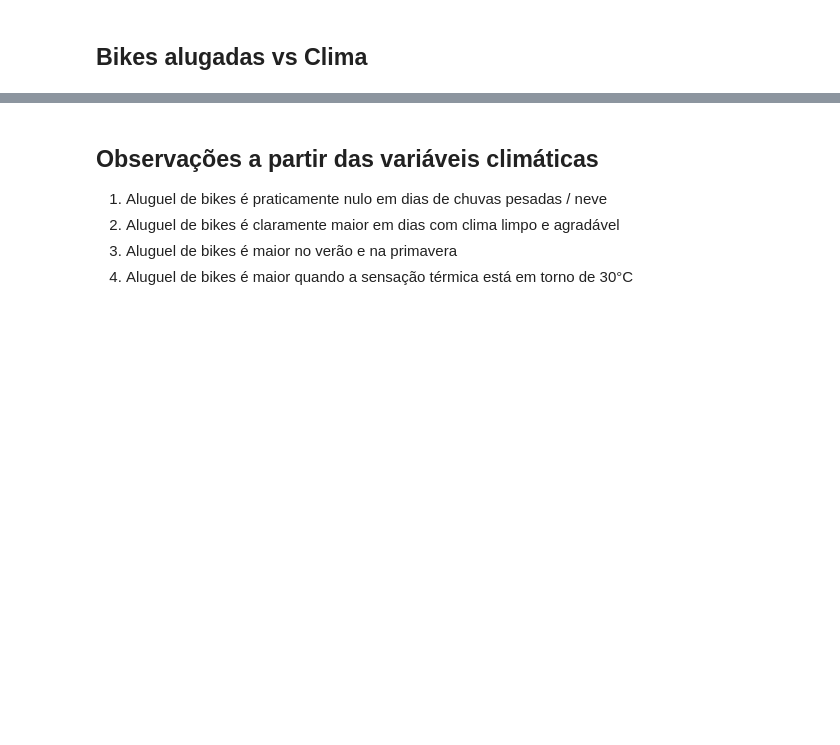
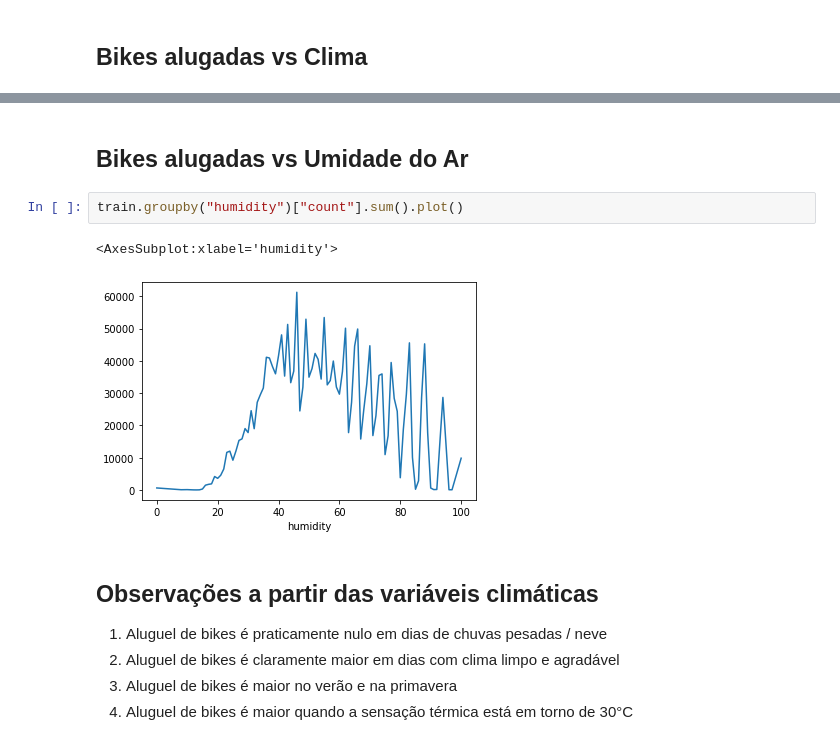
Before and after one commit to renCgomes/T2_LP_ECA_2021.2, a Jupyter notebook: T2_LP.ipynb, the cells around one changed output, grey strips where cells are left out. Drawn from its saved outputs; the diff is of its cells as text; blank space fills up the shorter version.

```diff
--- a/T2_LP.ipynb
+++ b/T2_LP.ipynb
@@ -221,3 +206,10 @@ train.groupby("atemp")["count"].sum().plot()
+# %% [markdown]
+## Bikes alugadas vs Umidade do Ar
+# %%
+train.groupby("humidity")["count"].sum().plot()
+# %% [output]
+<AxesSubplot:xlabel='humidity'>
+[figure, added]
 # %% [markdown]
 ## Observações a partir das variáveis climáticas
 1. Aluguel de bikes é praticamente nulo em dias de chuvas pesadas / neve
```
Also changed, not shown: parts of 37 cells of this notebook, 1 other file.
